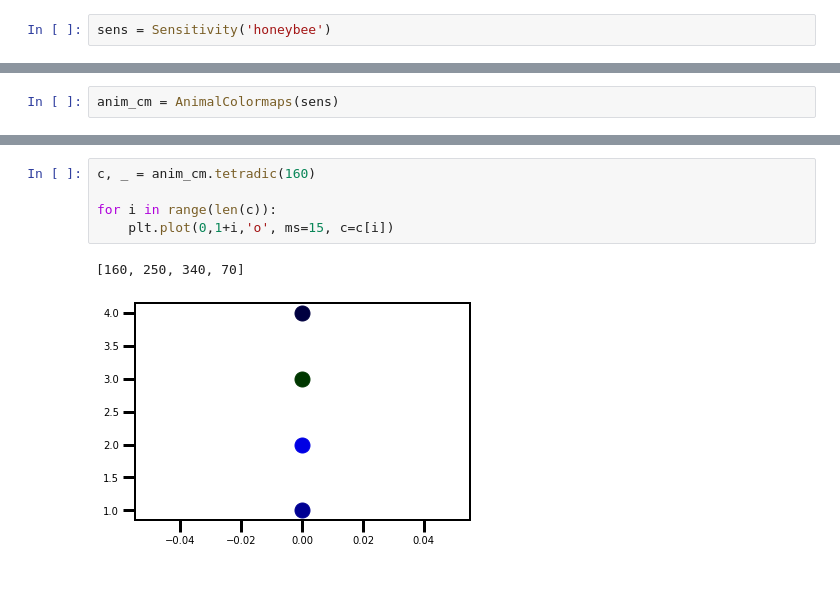
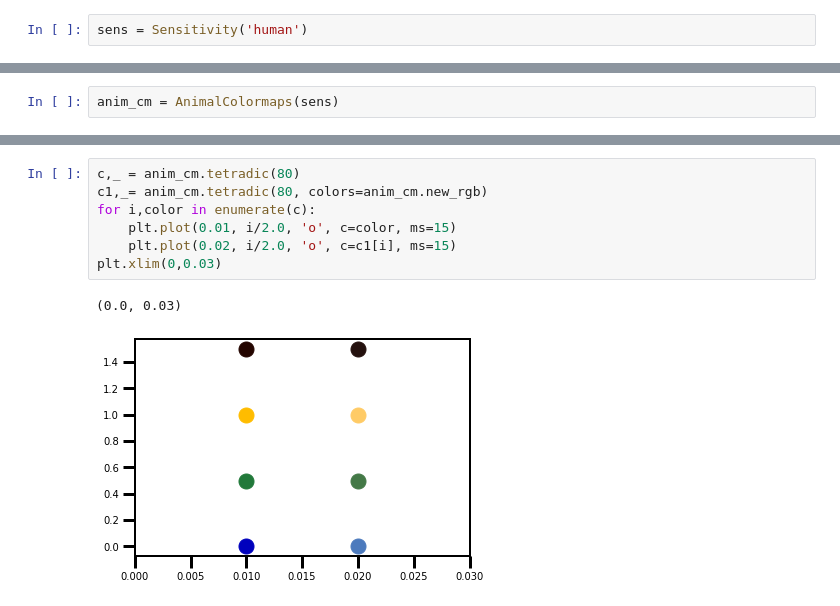
Before and after one commit to afeinstein20/animal_colors, a Jupyter notebook: examples.ipynb, the cells around one changed output, grey strips where cells are left out. Cells and saved outputs as stored; diff of their text form.

```diff
--- a/examples.ipynb
+++ b/examples.ipynb
@@ -3,7 +3,7 @@ import numpy as np
 from animal_colors import *
 import matplotlib.pyplot as plt
 # %%
-sens = Sensitivity('honeybee')
+sens = Sensitivity('human')
 # %%
 sens.plot()
 # %% [output]
@@ -17,8 +23,10 @@ anim_cm.plot_colorwheel()
 # %%
-c, _ = anim_cm.tetradic(160)
-
-for i in range(len(c)):
-    plt.plot(0,1+i,'o', ms=15, c=c[i])
+c,_ = anim_cm.tetradic(80)
+c1,_= anim_cm.tetradic(80, colors=anim_cm.new_rgb)
+for i,color in enumerate(c):
+    plt.plot(0.01, i/2.0, 'o', c=color, ms=15)
+    plt.plot(0.02, i/2.0, 'o', c=c1[i], ms=15)
+plt.xlim(0,0.03)
 # %% [output]
-[160, 250, 340, 70]
+(0.0, 0.03)
-[figure, old version]
+[figure, new version]
```
Also changed, not shown: parts of 4 cells of this notebook, 1 other file.
